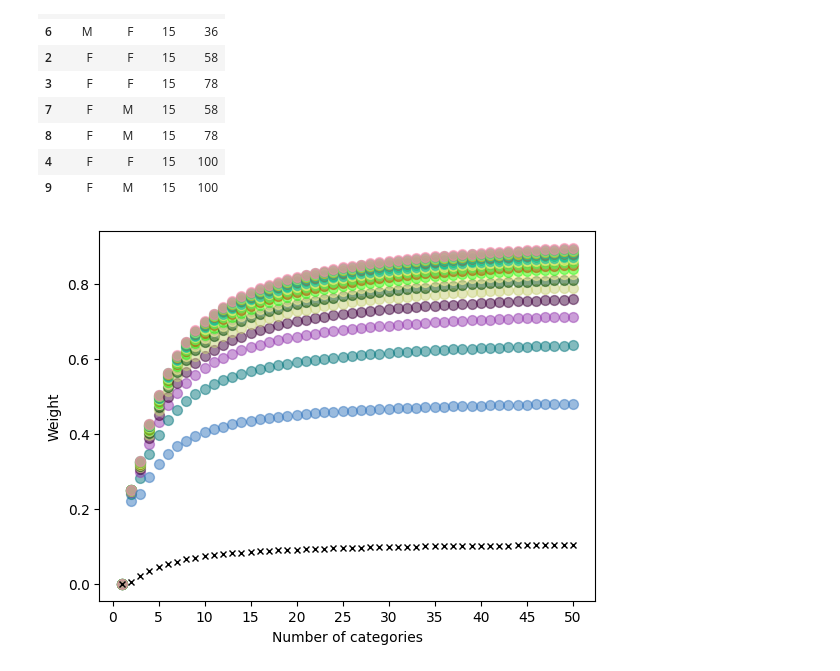
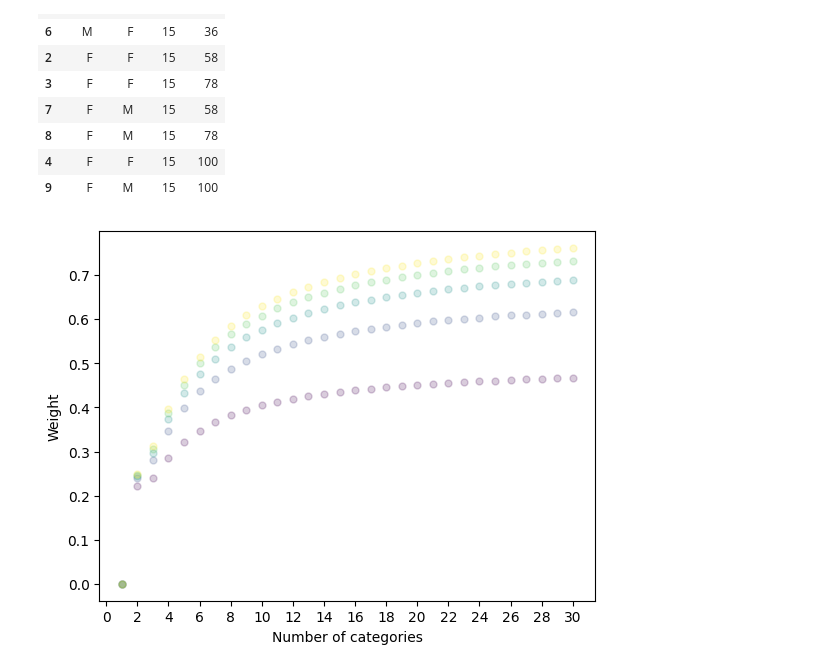
Before and after one commit to chrico-bu-uab/gower, a Jupyter notebook: examples.ipynb, the cells around one changed output. Cells and saved outputs as stored; diff of their text form; code cells hidden in the pictures.

```diff
--- a/examples.ipynb
+++ b/examples.ipynb
@@ -73,21 +73,19 @@ df.loc[np.argsort(np.diag(gower_matrix(df[["Sex1", "Age1"]].to_numpy(), df[["Sex
 # %%
 import matplotlib.pyplot as plt
 import matplotlib.colors as mcolors
 
 colors = mcolors._colors_full_map
 
-for i in range(1, 51):
+for i in range(1, 31):
     X = []
-    for j in range(2, 21):
+    for j in range(2, 7):
         x = get_cat_weight(list(''.join(chr(k) for k in range(i))) * j)
-        plt.scatter(i, x, c=colors[list(colors)[j * 10]],
-                    alpha=0.5, s=50)
+        plt.scatter(i, x, c=j, alpha=0.2, s=25, vmin=2, vmax=6)
         X.append(x)
-    plt.plot(i, np.std(X), 'kx', markersize=5)
-plt.xticks(range(0, 51, 5))
+plt.xticks(range(0, 31, 2))
 plt.xlabel("Number of categories")
 plt.ylabel("Weight")
 
 plt.show()
 # %% [output]
-[figure, old version]
+[figure, new version]
```
Also changed, not shown: 3 other files.
